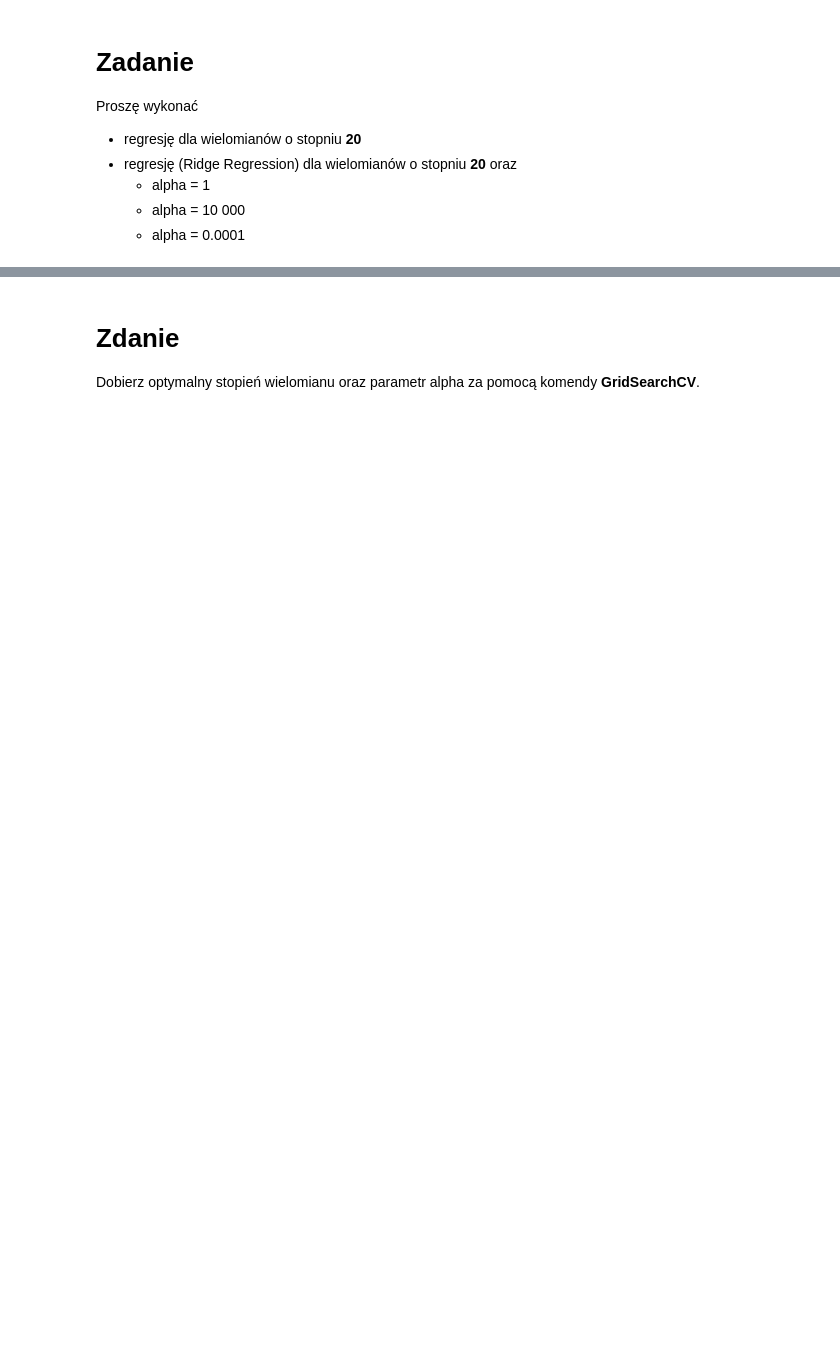
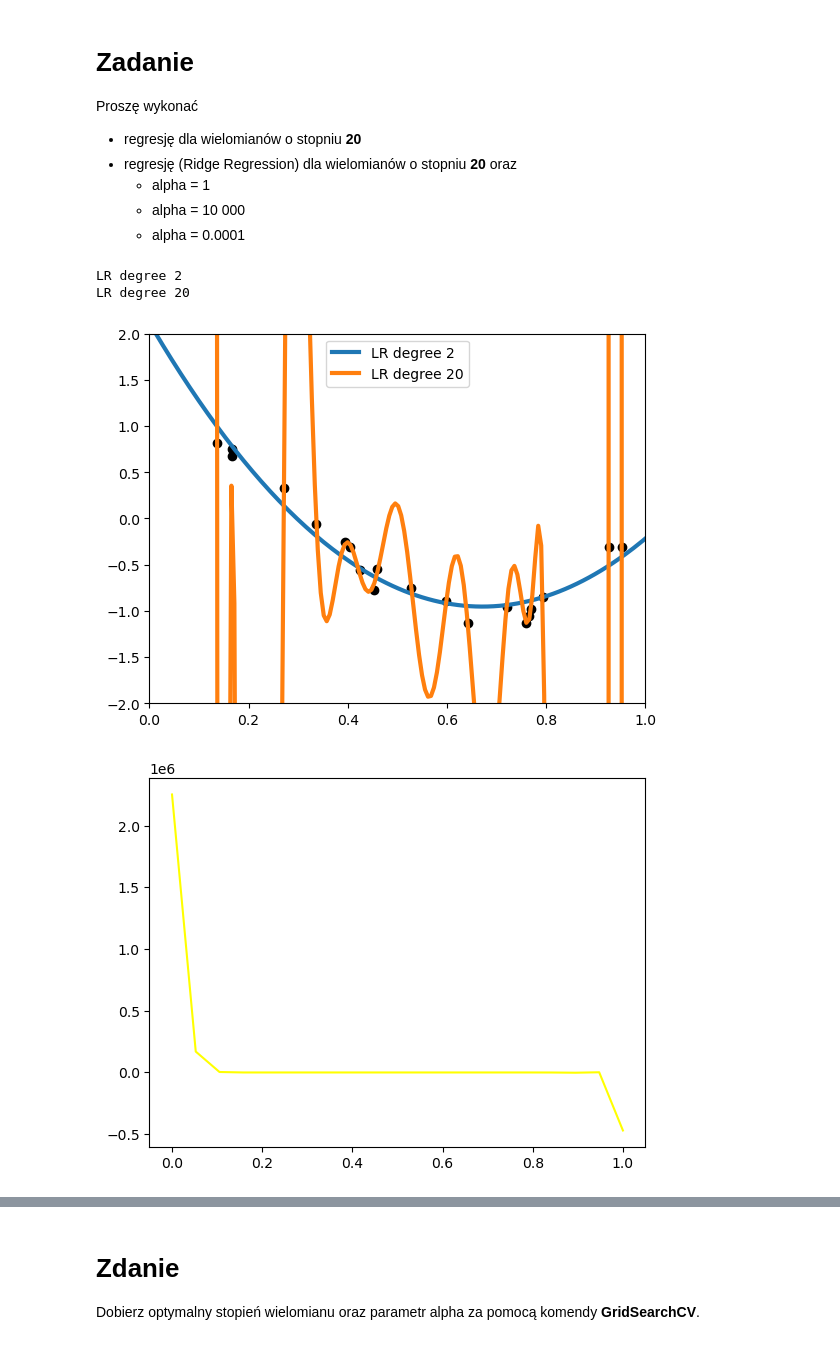
Before and after one commit to sit3kk/Basics-of-Artificial-Intelligence-Notebooks, a Jupyter notebook: Notebooks/6/AD_Z06_E_Ridge_Regression.ipynb, the cells around one changed output, grey strips where cells are left out. Drawn from its saved outputs; the diff is of its cells as text; code cells hidden in the pictures; blank space fills up the shorter version.

```diff
--- a/Notebooks/6/AD_Z06_E_Ridge_Regression.ipynb
+++ b/Notebooks/6/AD_Z06_E_Ridge_Regression.ipynb
@@ -70,3 +70,61 @@ Proszę wykonać
    * alpha = 1
    * alpha = 10 000
    * alpha = 0.0001
+# %%
+# prepare models
+models = []
+predicts = []
+names = []
+models.append(
+    (
+        "LR degree 2",
+        make_pipeline(PolynomialFeatures(2), linear_model.LinearRegression()),
+    )
+)
+models.append(
+    (
+        "LR degree 20",
+        make_pipeline(PolynomialFeatures(20), linear_model.LinearRegression()),
+    )
+)
+
+x_plot = np.vstack(np.linspace(-3, 3, 1000))
+for name, model in models:
+    print(name)
+    model.fit(x, y)
+    predicts.append(model.predict(x_plot))
+    names.append(name)
+
+x_plot = np.vstack(np.linspace(-3, 3, 1000))
+plt.plot(x, y, "ok")
+for i in range(len(models)):
+    # print(i)
+    plt.plot(x_plot, predicts[i], linewidth=3, label=names[i])
+    plt.xlim((0, 1))
+    plt.ylim((-2, 2))
+plt.legend()
+plt.show()
+
+poly_20_degree = make_pipeline(PolynomialFeatures(20), linear_model.LinearRegression())
+ridge_20_degree_1 = Ridge(alpha=1)
+ridge_20_degree_10 = Ridge(alpha=10000)
+ridge_20_degree_01 = Ridge(alpha=0.0001)
+
+poly_20_degree.fit(x, y)
+ridge_20_degree_1.fit(x, y)
+ridge_20_degree_10.fit(x, y)
+ridge_20_degree_01.fit(x, y)
+
+x_plot = np.vstack(np.linspace(0, 1, 20))
+plt.plot(x_plot, poly_20_degree.predict(x_plot), color="yellow")
+plt.show()
+
+plt.plot(x_plot, ridge_20_degree_1.predict(x_plot), color="red")
+plt.plot(x_plot, ridge_20_degree_10.predict(x_plot), color="green")
+plt.plot(x_plot, ridge_20_degree_01.predict(x_plot), color="blue")
+plt.show()
+# %% [output]
+LR degree 2
+LR degree 20
+[figure, added]
+[figure, added]
```
Also changed, not shown: parts of 6 cells of this notebook.
